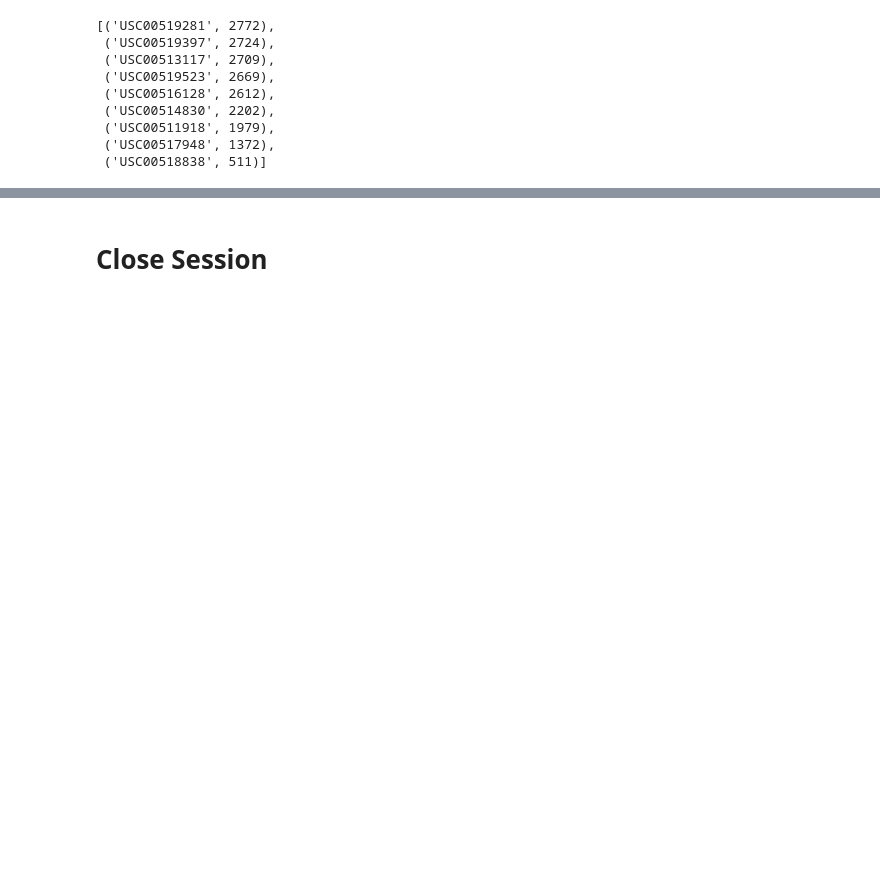
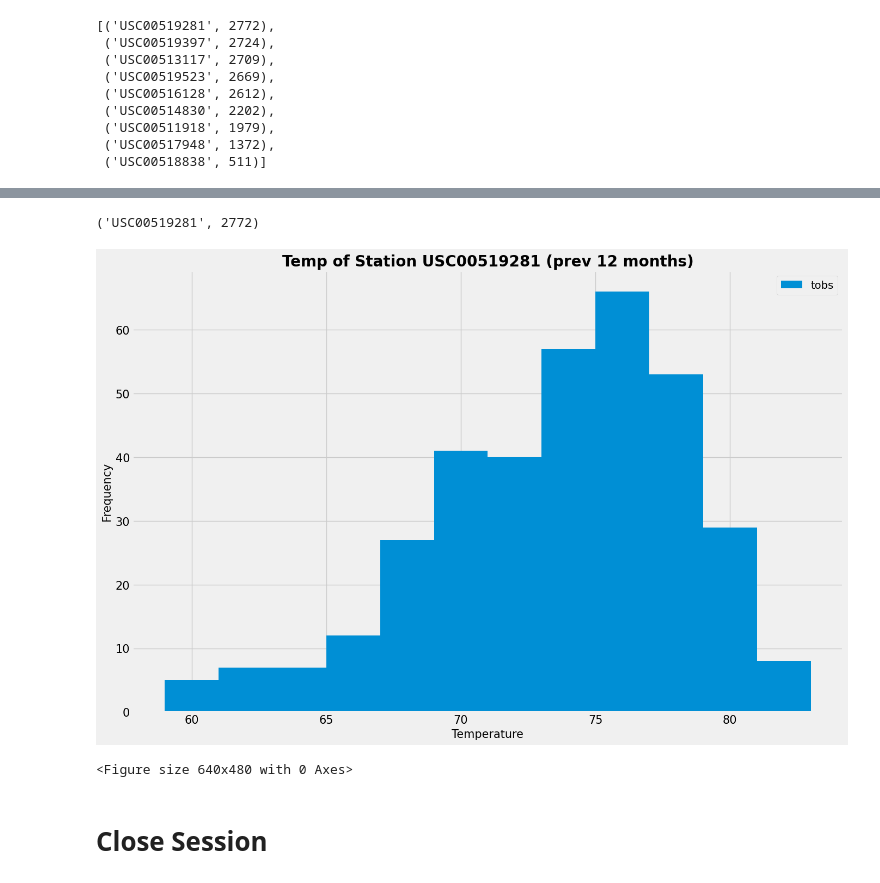
Before and after one commit to MrGoots/SQLAlchemy, a Jupyter notebook: SurfsUp/climate_starter.ipynb, the cells around one changed output, grey strips where cells are left out. Saved outputs shown, nothing was run; the diff lists cells and outputs as text; code cells hidden in the pictures; blank space fills up the shorter version.

```diff
--- a/SurfsUp/climate_starter.ipynb
+++ b/SurfsUp/climate_starter.ipynb
@@ -180,3 +180,31 @@ Text(0.5, 4.183333333333314, 'Temperature')
+# %%
+# Using the most active station id
+session.query(measurement.station, func.count(measurement.tobs)).\
+    group_by(measurement.station).\
+        order_by(func.count(measurement.station).desc()).first()
+# %% [output]
+('USC00519281', 2772)
+# %%
+# Query the last 12 months of temperature observation data for this station and plot the results as a histogram
+station_id_num = 'USC00519281'
+histo_input = session.query(measurement.tobs).\
+    filter(measurement.date.between('2016-08-23', '2017-08-24'),\
+           measurement.station == station_id_num).all()
+
+plt.figure(figsize=(15,10))
+plt.hist(np.ravel(histo_input), bins=12)
+plt.title('Temp of Station USC00519281 (prev 12 months)', fontsize=20, fontweight='bold')
+plt.xlabel('Temperature', fontsize=15)
+plt.ylabel('Frequency', fontsize=15)
+plt.legend(['tobs'], loc='upper right')
+plt.xticks(size=15)
+plt.yticks(size=15)
+plt.savefig('station_plot.png')
+plt.show()
+plt.tight_layout()
+# %% [output]
+[figure, added]
+<Figure size 640x480 with 0 Axes>
 # %% [markdown]
 # Close Session
 # %%
```
Also changed, not shown: parts of 6 cells of this notebook, 2 other files.
